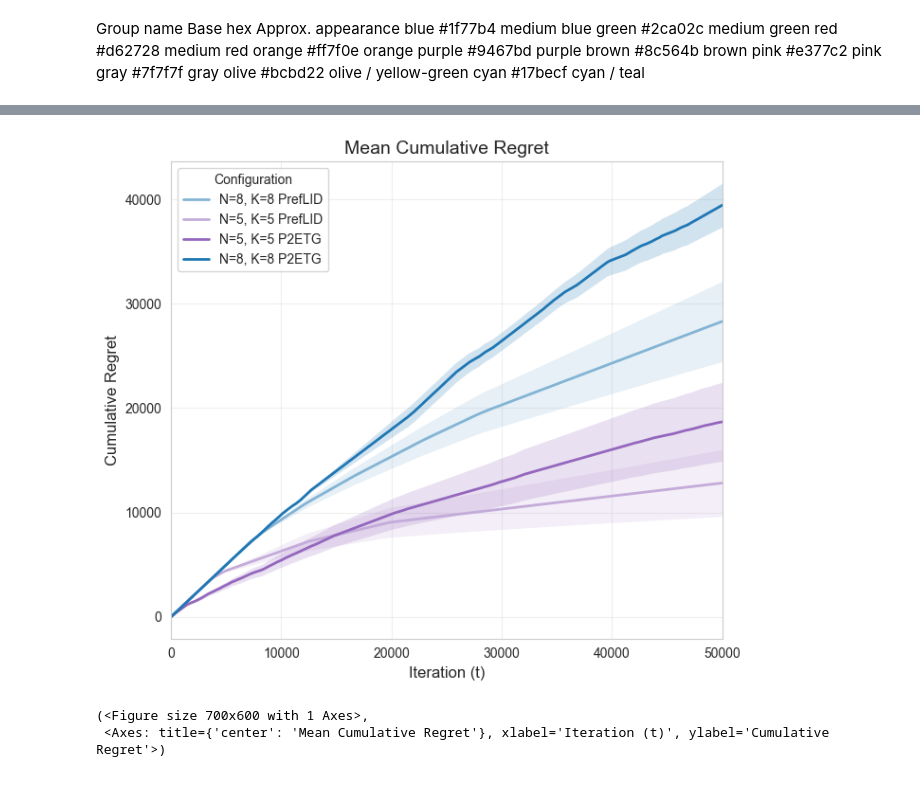
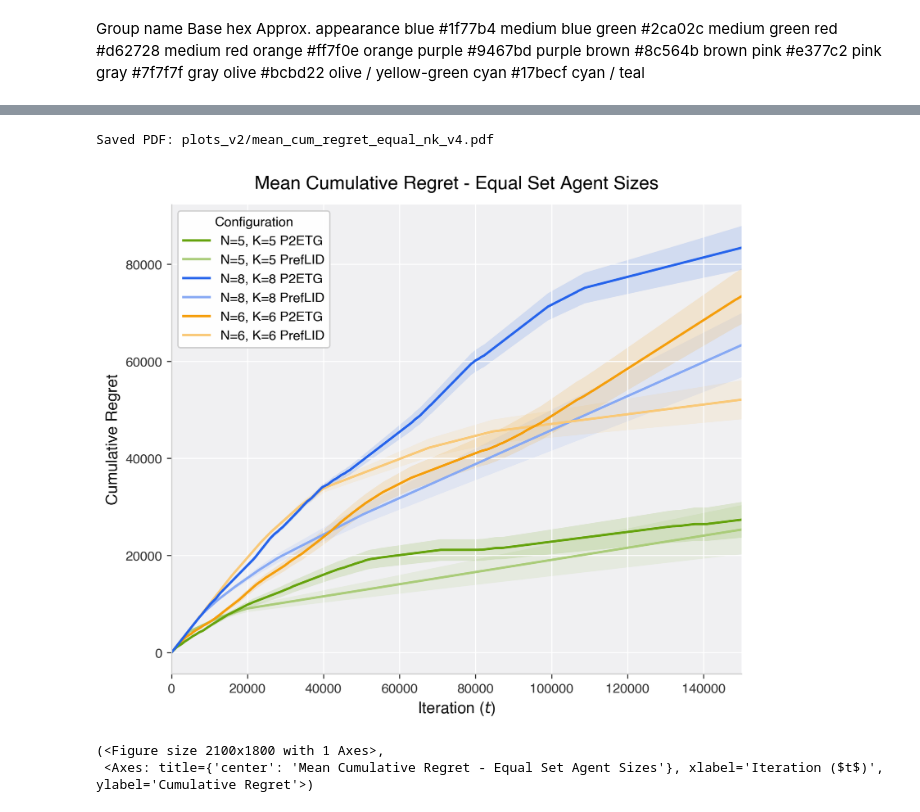
Before and after one commit to larkz/gale_shapley, a Jupyter notebook: notebooks/plots_preflid.ipynb, the cells around one changed output, grey strips where cells are left out. Drawn from its saved outputs; the diff is of its cells as text; code cells hidden in the pictures.

```diff
--- a/notebooks/plots_preflid.ipynb
+++ b/notebooks/plots_preflid.ipynb
@@ -14,9 +14,9 @@ from plotting import *
 
 # ---- CONFIGURE THIS ----
 BASE_DIR = "runs_compare"   # <-- change me
-MAX_ITERATIONS = 50000
-OUTPUT_DIR = "plots"                # where to save figures
-# ------------------------
+MAX_ITERATIONS = 150000
+OUTPUT_DIR = "plots_v2"                # where to save figures
+# -----------------------
 
 os.makedirs(OUTPUT_DIR, exist_ok=True)
 
@@ -88,24 +107,64 @@ gray	#7f7f7f	gray
 olive	#bcbd22	olive / yellow-green
 cyan	#17becf	cyan / teal
 # %%
+# # Equal NK
+TITLE = "Mean Cumulative Regret - Equal Set Agent Sizes"
+PLOT_FILE_NAME = "mean_cum_regret_equal_nk_v4.pdf"
 LABELS = {
-    "ver3_P2ETG_N3_K3_a2.0":     "N=3, K=3 P2ETG",
-    "ver4_PrefLID_N3_K3_b200000": "N=3, K=3 PrefLID",
+    "ver2_PrefLID_N5_K5_b20000": "N=5, K=5 PrefLID",
     "ver6_P2ETG_N5_K5_a2.0":     "N=5, K=5 P2ETG",
-    "ver2_PrefLID_N5_K5_b20000": "N=5, K=5 PrefLID",
+    "ver25_PrefLID_N8_K8_b20000": "N=8, K=8 PrefLID",
     "ver6_P2ETG_N8_K8_a2.0":     "N=8, K=8 P2ETG",
-    "ver25_PrefLID_N8_K8_b20000": "N=8, K=8 PrefLID"
+    "ver3_PrefLID_N6_K6_b20000": "N=6, K=6 PrefLID",
+    "ver5_P2ETG_N6_K6_a2.0":     "N=6, K=6 P2ETG",
 }
 
 # Keys = CONFIG NAMES (the all_data keys), values = group name.
 COLOR_GROUPS = {
-    "N=3, K=3 P2ETG":     "green",
-    "N=3, K=3 PrefLID": "green",
-    "N=5, K=5 P2ETG":     "purple",
-    "N=5, K=5 PrefLID": "purple",
+    "N=5, K=5 P2ETG":     "olive",
+    "N=5, K=5 PrefLID": "olive",
     "N=8, K=8 P2ETG":     "blue",
-    "N=8, K=8 PrefLID": "blue"
+    "N=8, K=8 PrefLID": "blue",
+    "N=6, K=6 P2ETG":     "orange",
+    "N=6, K=6 PrefLID": "orange",
 }
+
+# # Unequal NK
+# PLOT_FILE_NAME = "mean_cum_regret_unequal_nk_v4.pdf"
+# TITLE = "Mean Cumulative Regret - Unequal Set Agent Sizes"
+# LABELS = {
+#     "ver1_PrefLID_N3_K5_b200000": "N=3, K=5 PrefLID",
+#     "ver1_P2ETG_N3_K5_a2.0":     "N=3, K=5 P2ETG",
+#     "ver2_PrefLID_N5_K8_b200000": "N=5, K=8 PrefLID",
+#     "ver1_P2ETG_N5_K8_a2.0":     "N=5, K=8 P2ETG",
+# }
+
+# # Keys = CONFIG NAMES (the all_data keys), values = group name.
+# COLOR_GROUPS = {
+#     "N=3, K=5 P2ETG":     "olive",
+#     "N=3, K=5 PrefLID": "olive",
+#     "N=5, K=8 P2ETG":     "blue",
+#     "N=5, K=8 PrefLID": "blue",
+# }
+
+# # # LLM
+# PLOT_FILE_NAME = "mean_cum_regret_llm_v5.pdf"
+# TITLE = "Mean Cumulative Regret - LLM Routing"
+# LABELS = {
+#     "floor15_P2ETG_N5_K5_real": "N=5, K=5 P2ETG",
+#     "floor15_PrefLID_N5_K5_real": "N=5, K=5 PrefLID",
+#     "floor15_P2ETG_N8_K8_real": "N=8, K=8 P2ETG",
+#     "floor15_PrefLID_N8_K8_real":  "N=8, K=8 PrefLID",
+# }
+
+# # Keys = CONFIG NAMES (the all_data keys), values = group name.
+# COLOR_GROUPS = {
+#     "N=5, K=5 P2ETG":     "olive",
+#     "N=5, K=5 PrefLID": "olive",
+#     "N=8, K=8 P2ETG":     "blue",
+#     "N=8, K=8 PrefLID": "blue",
+# }
+
 
 # --- sanity check: do COLOR_GROUPS keys match real config names? ---
 print("\nConfig names found:", sorted(all_data.keys()))
@@ -118,11 +177,12 @@ if missing:
 plot_mean_regret_with_std(
     all_data,
     max_iterations=MAX_ITERATIONS,
-    save_path=os.path.join(OUTPUT_DIR, "mean_regret_std.png"),
+    save_path=os.path.join(OUTPUT_DIR, PLOT_FILE_NAME),
     show_individual=False,
-    std_multiplier=0.2,
+    std_multiplier=0.1,
     labels=LABELS,
-    title="Mean Cumulative Regret",
+    # title="Mean Cumulative Regret - Unequal Set Agent Sizes",
+    title=TITLE,
     figsize=(7, 6),
     color_groups=COLOR_GROUPS,
 )
@@ -134,6 +198,7 @@ Saved: plots/mean_regret_std.png
+Saved PDF: plots_v2/mean_cum_regret_equal_nk_v4.pdf
-[figure, old version]
+[figure, new version]
-(<Figure size 700x600 with 1 Axes>,
- <Axes: title={'center': 'Mean Cumulative Regret'}, xlabel='Iteration (t)', ylabel='Cumulative Regret'>)
+(<Figure size 2100x1800 with 1 Axes>,
+ <Axes: title={'center': 'Mean Cumulative Regret - Equal Set Agent Sizes'}, xlabel='Iteration ($t$)', ylabel='Cumulative Regret'>)
 # %%
 # ---- Plot 3: bar summaries ----
 plot_summary_stats(all_data)
```
Also changed, not shown: parts of 4 cells of this notebook, 4 other files.
